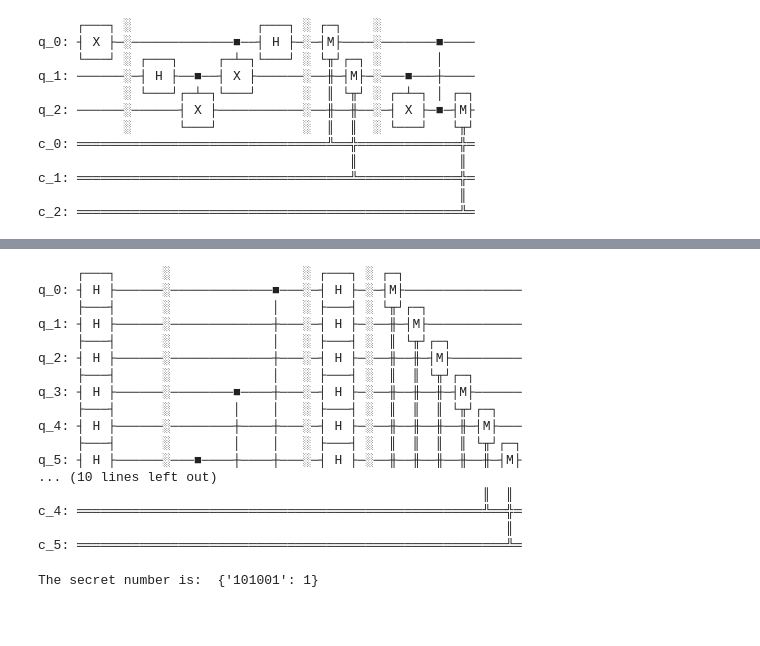
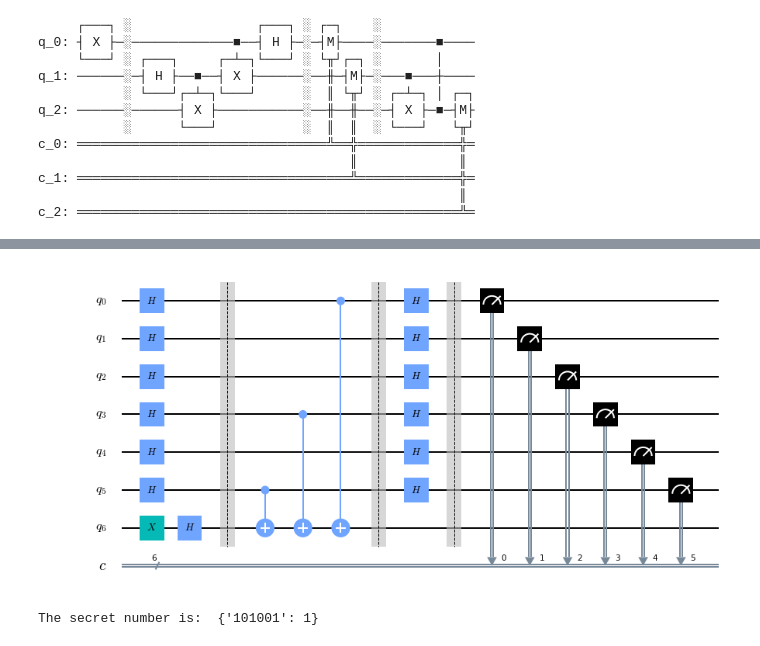
Before and after one commit to davidxcohen/quantum, a Jupyter notebook: qiskit/QisKit_try.ipynb, the cells around one changed output, grey strips where cells are left out. Cells and saved outputs as stored; diff of their text form; code cells hidden in the pictures; blank space fills up the shorter version.

```diff
--- a/qiskit/QisKit_try.ipynb
+++ b/qiskit/QisKit_try.ipynb
@@ -206,41 +223,25 @@ plot_histogram(counts)
 # %%
 secretnumber = '101001'
 circuit = QuantumCircuit(6+1, 6)
 circuit.h([0, 1, 2, 3, 4, 5])
 circuit.x(6)
 circuit.h(6)
 circuit.barrier()
 
 # Encode the secret number
 circuit.cx(5, 6)
 circuit.cx(3, 6)
 circuit.cx(0, 6)
 circuit.barrier()
 
 
 circuit.h([0, 1, 2, 3, 4, 5])
 circuit.barrier()
 circuit.measure([0, 1, 2, 3, 4, 5], [0, 1, 2, 3, 4, 5])
 
-circuit.draw()
+circuit.draw('mpl')
 # %% [output]
-     ┌───┐      ░                 ░ ┌───┐ ░ ┌─┐
-q_0: ┤ H ├──────░─────────────■───░─┤ H ├─░─┤M├───────────────
-     ├───┤      ░             │   ░ ├───┤ ░ └╥┘┌─┐
-q_1: ┤ H ├──────░─────────────┼───░─┤ H ├─░──╫─┤M├────────────
-     ├───┤      ░             │   ░ ├───┤ ░  ║ └╥┘┌─┐
-q_2: ┤ H ├──────░─────────────┼───░─┤ H ├─░──╫──╫─┤M├─────────
-     ├───┤      ░             │   ░ ├───┤ ░  ║  ║ └╥┘┌─┐
-q_3: ┤ H ├──────░────────■────┼───░─┤ H ├─░──╫──╫──╫─┤M├──────
-     ├───┤      ░        │    │   ░ ├───┤ ░  ║  ║  ║ └╥┘┌─┐
-q_4: ┤ H ├──────░────────┼────┼───░─┤ H ├─░──╫──╫──╫──╫─┤M├───
-     ├───┤      ░        │    │   ░ ├───┤ ░  ║  ║  ║  ║ └╥┘┌─┐
-q_5: ┤ H ├──────░───■────┼────┼───░─┤ H ├─░──╫──╫──╫──╫──╫─┤M├
-... (10 lines left out)
-                                                         ║  ║
-c_4: ════════════════════════════════════════════════════╩══╬═
-                                                            ║
-c_5: ═══════════════════════════════════════════════════════╩═
+[figure, added]
 # %%
 backend = Aer.get_backend('qasm_simulator')
 result = qiskit.execute(circuit, backend = backend, shots=1).result() # 1 shot for one operation
```
Also changed, not shown: parts of 52 cells of this notebook.
